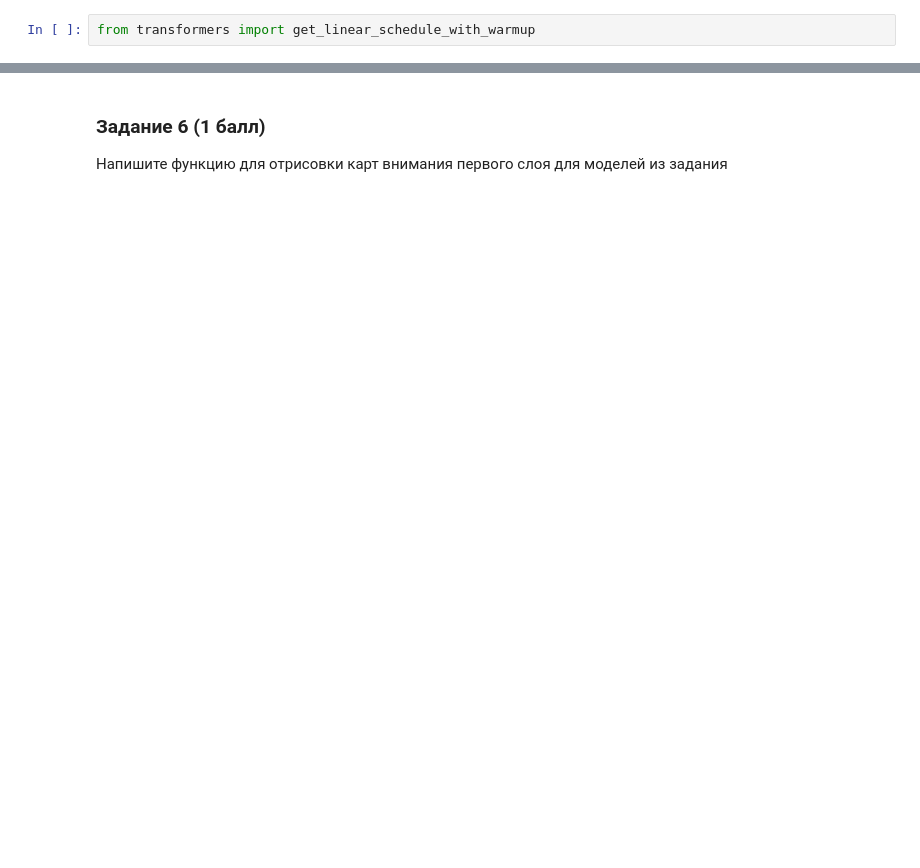
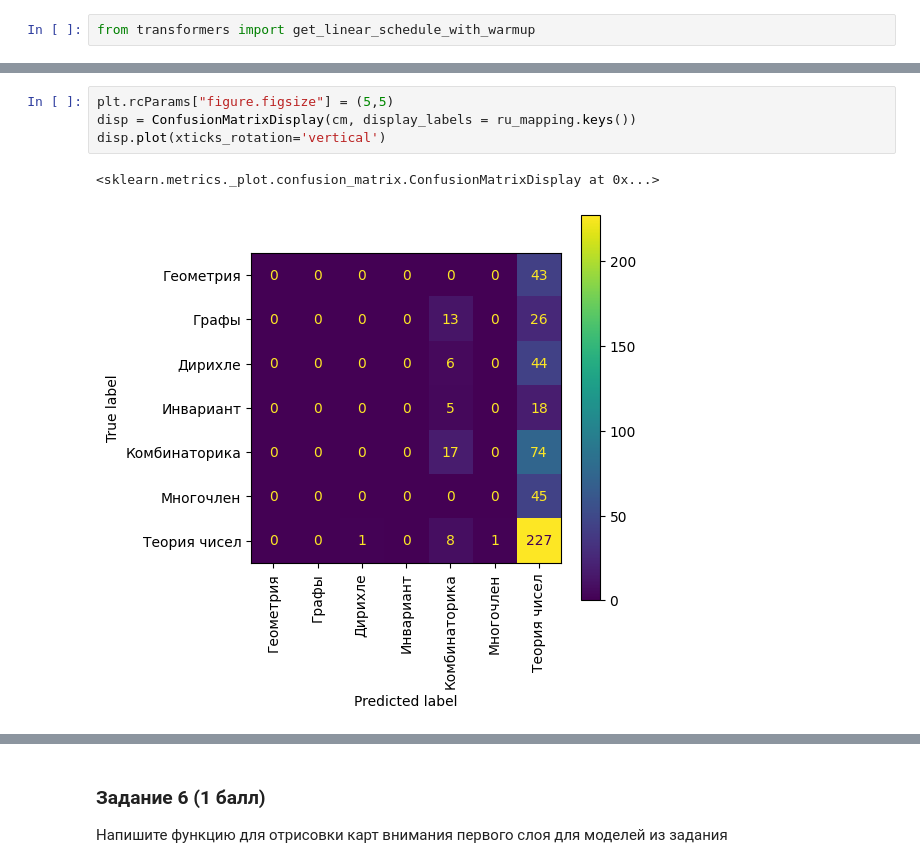
Before and after one commit to nikchernikkem/DLS-NLP-Course, a Jupyter notebook: 6 Fine Tuning BERT/[homework]Attention_and_transformers.ipynb, the cells around one changed output, grey strips where cells are left out. Drawn from its saved outputs; the diff is of its cells as text; blank space fills up the shorter version.

```diff
--- a/6 Fine Tuning BERT/[homework]Attention_and_transformers.ipynb
+++ b/6 Fine Tuning BERT/[homework]Attention_and_transformers.ipynb
@@ -637,0 +541,7 @@ cm = confusion_matrix(y_true, y_pred)
+# %%
+plt.rcParams["figure.figsize"] = (5,5)
+disp = ConfusionMatrixDisplay(cm, display_labels = ru_mapping.keys())
+disp.plot(xticks_rotation='vertical')
+# %% [output]
+<sklearn.metrics._plot.confusion_matrix.ConfusionMatrixDisplay at 0x...>
+[figure, added]
```
Also changed, not shown: parts of 61 cells of this notebook, 1 other file.
